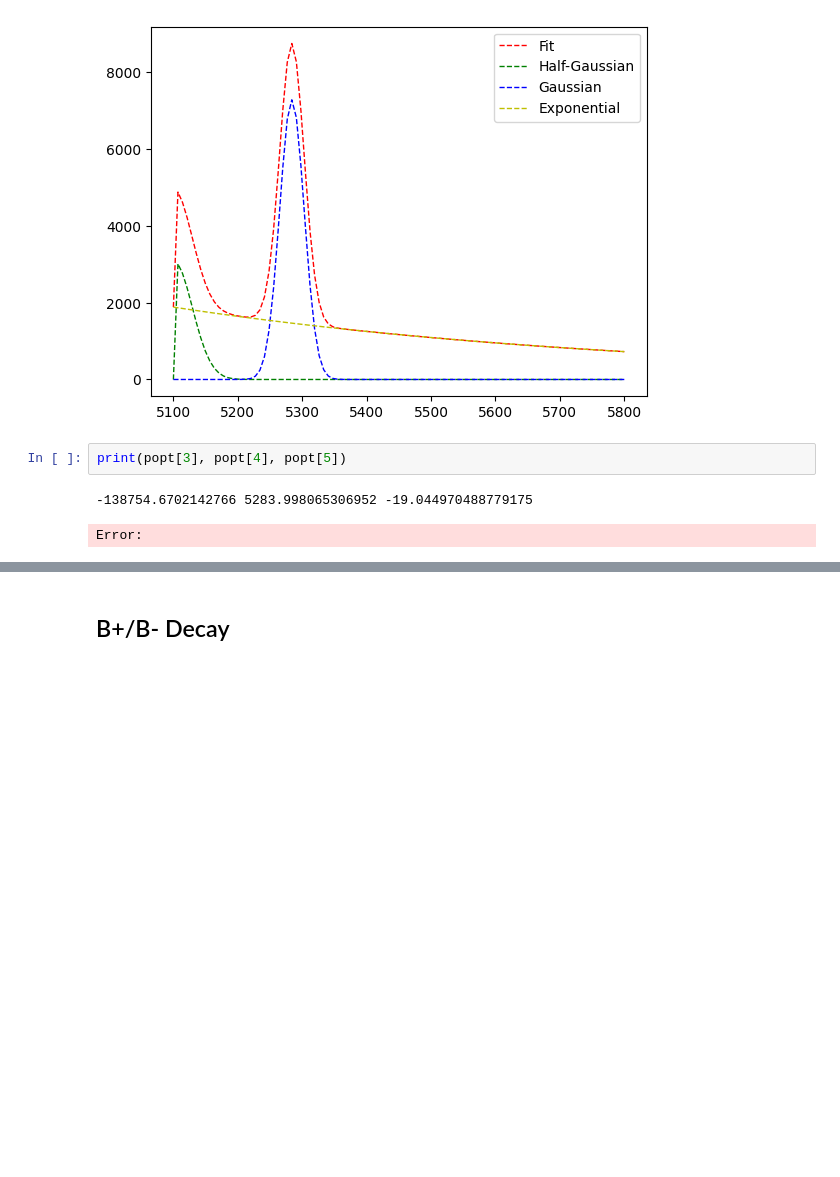
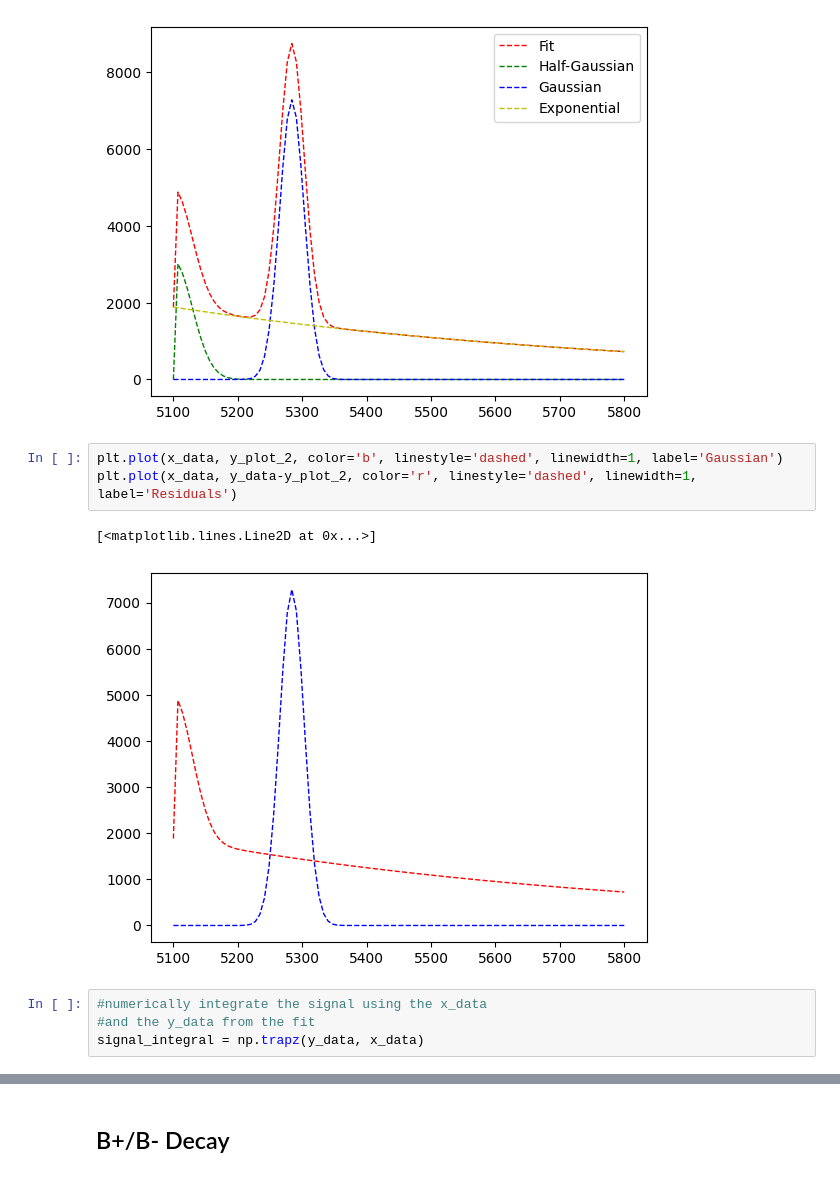
Before and after one commit to aavashsubedi/labs_yr3, a Jupyter notebook: matter_antimatter/aavash.ipynb, the cells around one changed output, grey strips where cells are left out. Cells and saved outputs as stored; diff of their text form; blank space fills up the shorter version.

```diff
--- a/matter_antimatter/aavash.ipynb
+++ b/matter_antimatter/aavash.ipynb
@@ -476,8 +398,13 @@ plt.legend()
 # %% [output]
 <matplotlib.legend.Legend at 0x...>
 [figure]
-# %%
-print(popt[3], popt[4], popt[5])
-# %% [output]
--138754.6702142766 5283.998065306952 -19.044970488779175
-Error:
+# %%
+plt.plot(x_data, y_plot_2, color='b', linestyle='dashed', linewidth=1, label='Gaussian')
+plt.plot(x_data, y_data-y_plot_2, color='r', linestyle='dashed', linewidth=1, label='Residuals')
+# %% [output]
+[<matplotlib.lines.Line2D at 0x...>]
+[figure, added]
+# %%
+#numerically integrate the signal using the x_data
+#and the y_data from the fit
+signal_integral = np.trapz(y_data, x_data)
```
Also changed, not shown: parts of 5 cells of this notebook.
